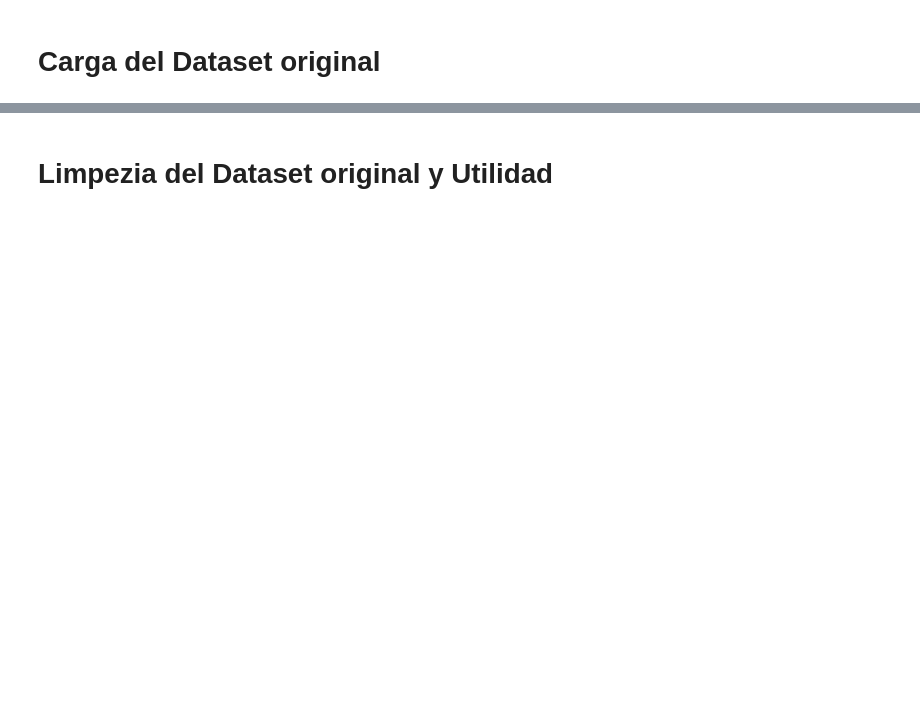
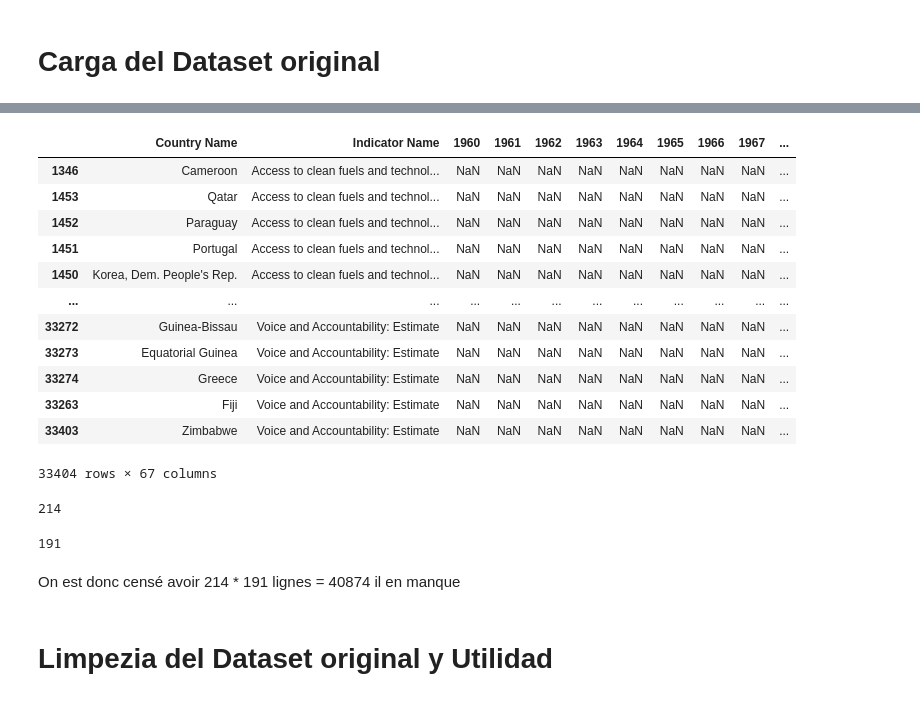
Before and after one commit to Nolhandm/Trabajo-de-Maestria, a Jupyter notebook: Objetivo 1 - Integracion de datos/Integracion_de_datos_Trabajo_de_Maestria.ipynb, the cells around one changed output, grey strips where cells are left out. Drawn from its saved outputs; the diff is of its cells as text; code cells hidden in the pictures; blank space fills up the shorter version.

```diff
--- a/Objetivo 1 - Integracion de datos/Integracion_de_datos_Trabajo_de_Maestria.ipynb
+++ b/Objetivo 1 - Integracion de datos/Integracion_de_datos_Trabajo_de_Maestria.ipynb
@@ -46,2 +10,37 @@ ESG_df
+# %%
+# Enlace del archivo
+url = "https://github.com/Nolhandm/Trabajo-de-Maestria/raw/refs/heads/main/Objetivo%201%20-%20Integracion%20de%20datos/Datasets/WorldBank%20ESG/esgdata_download-2025-09-22.csv"
+
+# Se carga el dataset en un DataFrame pandas
+ESG_df = pd.read_csv(url)
+
+# Supprimer colonnes inutiles
+ESG_df.drop(columns=['Country Code', "Indicator Code"], inplace=True)
+ESG_df.sort_values(by=['Indicator Name'], inplace=True)
+ESG_df
+# %% [output]
+|  | Country Name | Indicator Name | 1960 | 1961 | 1962 | 1963 | 1964 | 1965 | 1966 | 1967 | ... |
+| 1346 | Cameroon | Access to clean fuels and technol... | NaN | NaN | NaN | NaN | NaN | NaN | NaN | NaN | ... |
+| 1453 | Qatar | Access to clean fuels and technol... | NaN | NaN | NaN | NaN | NaN | NaN | NaN | NaN | ... |
+| 1452 | Paraguay | Access to clean fuels and technol... | NaN | NaN | NaN | NaN | NaN | NaN | NaN | NaN | ... |
+| 1451 | Portugal | Access to clean fuels and technol... | NaN | NaN | NaN | NaN | NaN | NaN | NaN | NaN | ... |
+| 1450 | Korea, Dem. People's Rep. | Access to clean fuels and technol... | NaN | NaN | NaN | NaN | NaN | NaN | NaN | NaN | ... |
+| ... | ... | ... | ... | ... | ... | ... | ... | ... | ... | ... | ... |
+| 33272 | Guinea-Bissau | Voice and Accountability: Estimate | NaN | NaN | NaN | NaN | NaN | NaN | NaN | NaN | ... |
+| 33273 | Equatorial Guinea | Voice and Accountability: Estimate | NaN | NaN | NaN | NaN | NaN | NaN | NaN | NaN | ... |
+| 33274 | Greece | Voice and Accountability: Estimate | NaN | NaN | NaN | NaN | NaN | NaN | NaN | NaN | ... |
+| 33263 | Fiji | Voice and Accountability: Estimate | NaN | NaN | NaN | NaN | NaN | NaN | NaN | NaN | ... |
+| 33403 | Zimbabwe | Voice and Accountability: Estimate | NaN | NaN | NaN | NaN | NaN | NaN | NaN | NaN | ... |
+33404 rows × 67 columns
+# %%
+ESG_df['Country Name'].nunique()
+# %% [output]
+214
+# %%
+ESG_df['Indicator Name'].nunique()
+# %% [output]
+191
+# %% [markdown]
+On est donc censé avoir 214 * 191 lignes = 40874 il en manque
 # %% [markdown]
 # Limpezia del Dataset original y Utilidad
```
Also changed, not shown: parts of 25 cells of this notebook, 1 other file.
